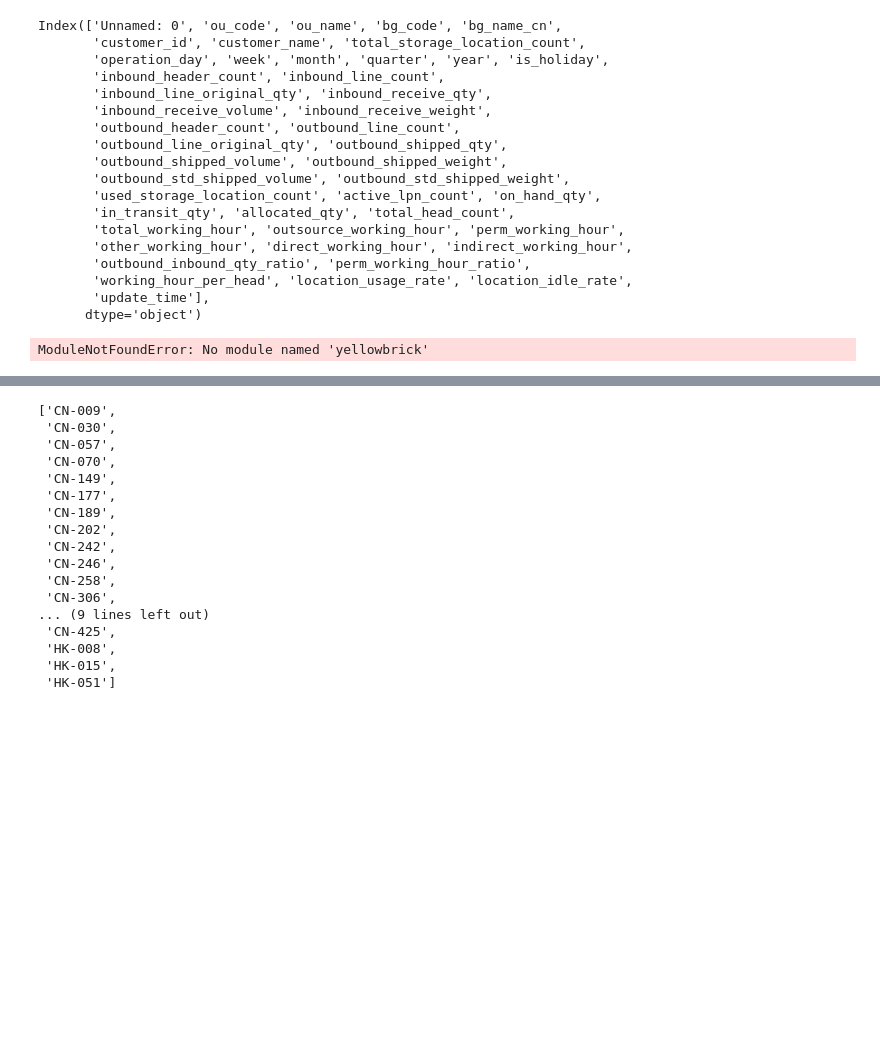
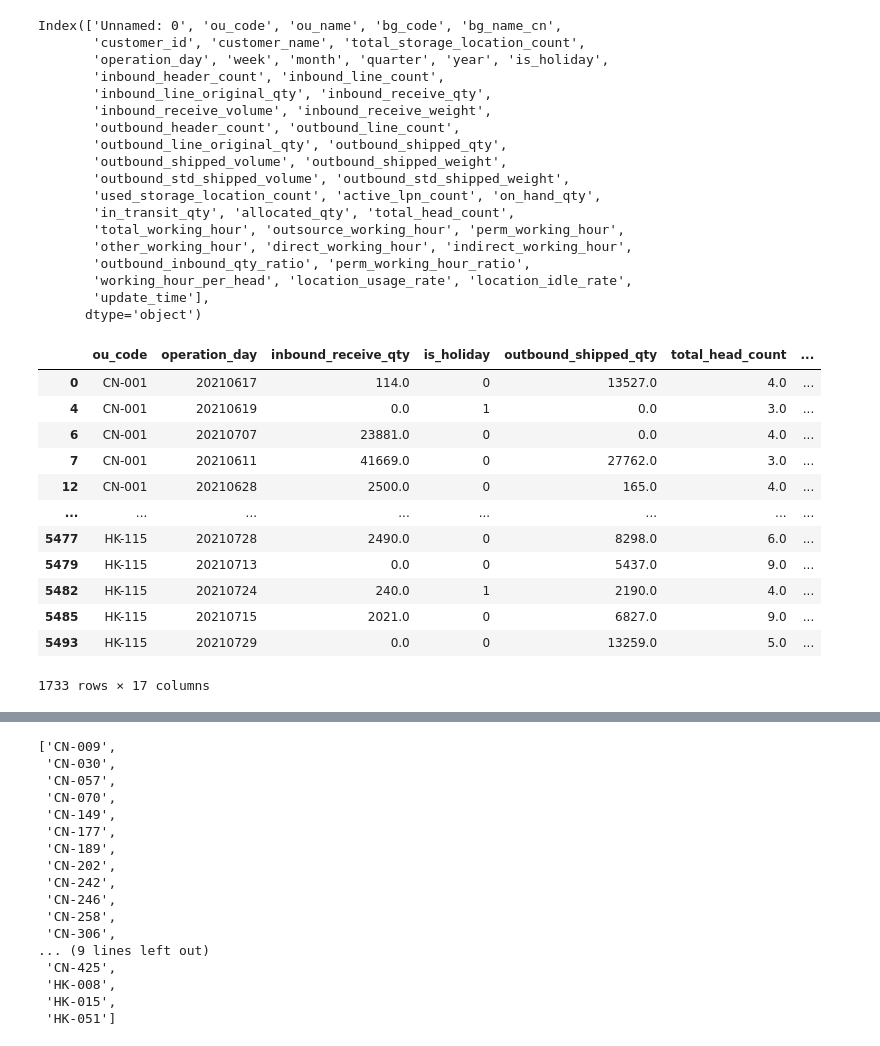
Before and after one commit to fyenne/play1, a Jupyter notebook: play1.ipynb, the cells around one changed output, grey strips where cells are left out. Drawn from its saved outputs; the diff is of its cells as text; code cells hidden in the pictures; blank space fills up the shorter version.

```diff
--- a/play1.ipynb
+++ b/play1.ipynb
@@ -82,14 +82,19 @@ df = df[[
     'working_hour_per_head', 'location_usage_rate', 'location_idle_rate']]
 df = df.fillna(0)
 df = df[df['total_working_hour'] != 0]
-# %%
-# Elbow Method for K means
-# Import ElbowVisualizer
-from yellowbrick.cluster import KElbowVisualizer
-model = KMeans()
-# k is range of number of clusters.
-visualizer = KElbowVisualizer(model, k=(2,30), timings= True)
-visualizer.fit(cluster_df)        # Fit data to visualizer
-visualizer.show()
-# %% [output]
-ModuleNotFoundError: No module named 'yellowbrick'
+# %%
+df
+# %% [output]
+|  | ou_code | operation_day | inbound_receive_qty | is_holiday | outbound_shipped_qty | total_head_count | ... |
+| 0 | CN-001 | 20210617 | 114.0 | 0 | 13527.0 | 4.0 | ... |
+| 4 | CN-001 | 20210619 | 0.0 | 1 | 0.0 | 3.0 | ... |
+| 6 | CN-001 | 20210707 | 23881.0 | 0 | 0.0 | 4.0 | ... |
+| 7 | CN-001 | 20210611 | 41669.0 | 0 | 27762.0 | 3.0 | ... |
+| 12 | CN-001 | 20210628 | 2500.0 | 0 | 165.0 | 4.0 | ... |
+| ... | ... | ... | ... | ... | ... | ... | ... |
+| 5477 | HK-115 | 20210728 | 2490.0 | 0 | 8298.0 | 6.0 | ... |
+| 5479 | HK-115 | 20210713 | 0.0 | 0 | 5437.0 | 9.0 | ... |
+| 5482 | HK-115 | 20210724 | 240.0 | 1 | 2190.0 | 4.0 | ... |
+| 5485 | HK-115 | 20210715 | 2021.0 | 0 | 6827.0 | 9.0 | ... |
+| 5493 | HK-115 | 20210729 | 0.0 | 0 | 13259.0 | 5.0 | ... |
+1733 rows × 17 columns
```
Also changed, not shown: parts of 4 cells of this notebook.
